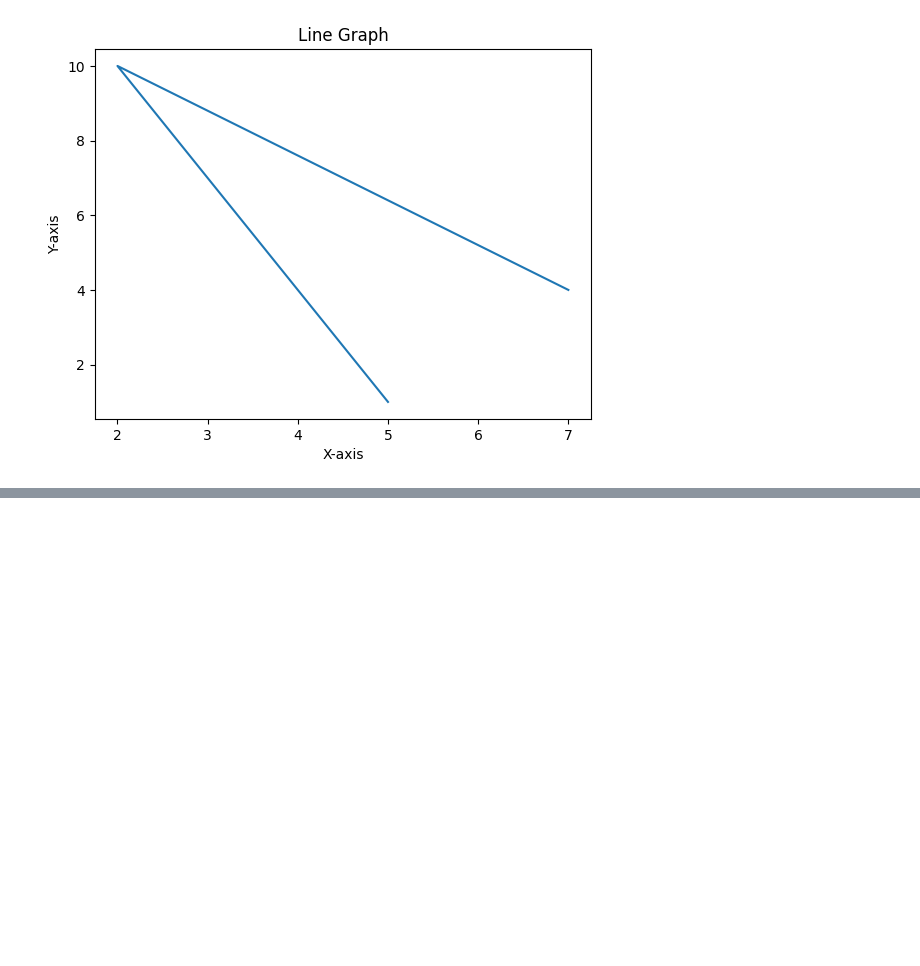
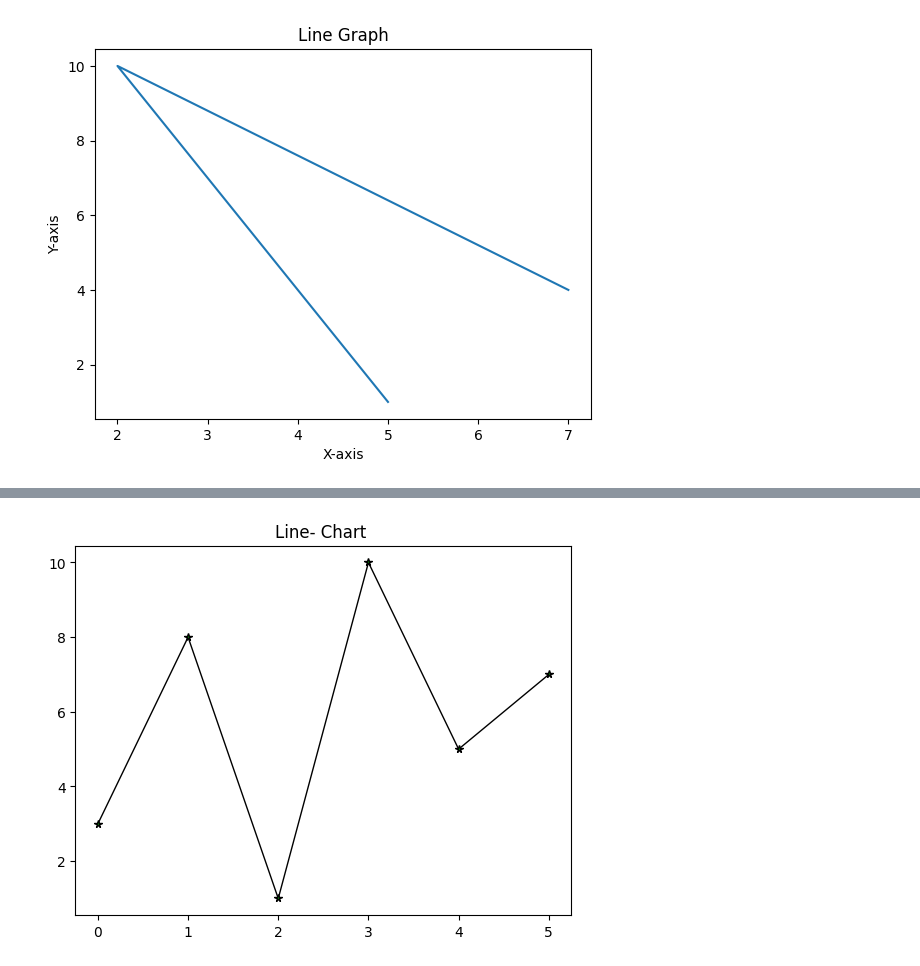
Before and after one commit to JatindraPatel/Matplot_libary_learning, a Jupyter notebook: Matplotlib.ipynb, the cells around one changed output, grey strips where cells are left out. Cells and saved outputs as stored; diff of their text form; code cells hidden in the pictures; blank space fills up the shorter version.

```diff
--- a/Matplotlib.ipynb
+++ b/Matplotlib.ipynb
@@ -79,0 +103,10 @@ plt.show()
+# %%
+import matplotlib.pyplot as plt
+y=[3, 8, 1, 10, 5, 7]
+plt.plot(y,marker='*',markersize=5.4, linewidth=1,color='black',markerfacecolor='green')
+plt.title("Line- Chart ")
+plt.xlabel=("X-axis")
+plt.ylabel=("Y-axis")
+plt.show()
+# %% [output]
+[figure, added]
```
Also changed, not shown: parts of 5 cells of this notebook.
